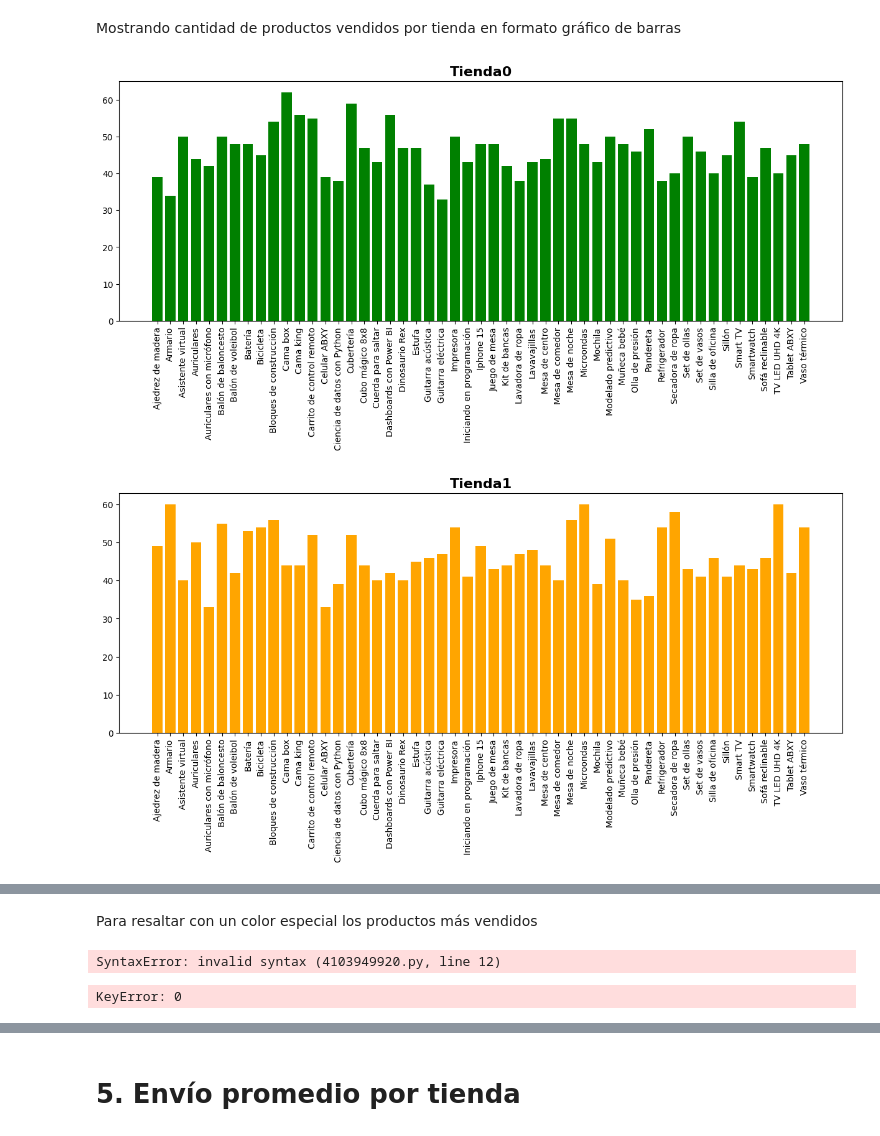
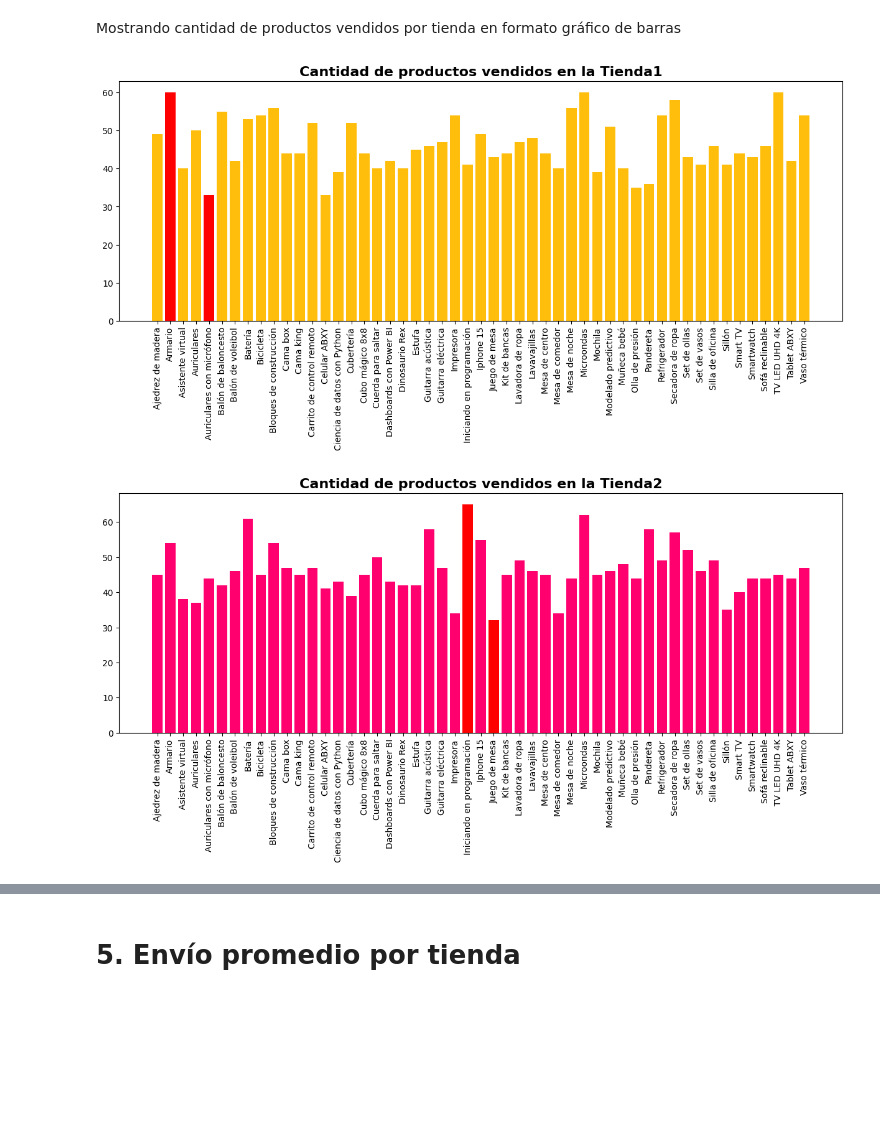
Before and after one commit to aylenfv/DS---Sr.-Juan, a Jupyter notebook: AluraStoreLatam.ipynb, the cells around one changed output, grey strips where cells are left out. Drawn from its saved outputs; the diff is of its cells as text; code cells hidden in the pictures; blank space fills up the shorter version.

Commit message:
Productos más vendidos y menos vendidos por tienda con gráficos

```diff
--- a/AluraStoreLatam.ipynb
+++ b/AluraStoreLatam.ipynb
@@ -321,8 +308,44 @@ def mostrarDatosProductos(ntienda, colbar):
+# %%
+def mostrarDatosProductos(ntienda, colbar = "blue"):
+
+    # creamos una lista que contendrá los valores de la cantidad de productos
+    valores = []
+
+    # queremos a su vez mostrar con un color distinto, el producto más vendido y el menos vendido, entonces creamos variables para almacenar la llave correspondiente al producto
+
+    colores = []
+
+    # iteramos dentro de los productos de la tienda
+    for producto in datos[ntienda-1]['productos']:
+
+        # agregamos la cantidad vendida de ese producto a nuestra lista de valores
+        valores.append(datos[ntienda-1]['productos'][producto])
+        # armamos la lista de colores con el color base
+        colores.append(colbar)
+
+    # buscamos el index del producto más vendido
+    indexProductoMasVendido = valores.index(max(valores))
+    # buscamos el index del producto menos vendido
+    indexProductoMenosVendido = valores.index(min(valores))
+
+    # modificamos el color de esas barras por indexación dentro de colores
+    if colbar == "red":
+        colores[indexProductoMasVendido] = "black"
+        colores[indexProductoMenosVendido] = "black"
+    else:
+        colores[indexProductoMasVendido] = "red"
+        colores[indexProductoMenosVendido] = "red"
+
+    plt.figure(figsize=(15, 5))
+    plt.title(f"Cantidad de productos vendidos en la Tienda{ntienda}", fontsize=16, fontweight="bold", color='black')
+    plt.bar(x = list(datos[ntienda-1]['productos']), height = valores, color = colores)
+    plt.xticks(rotation=90)
+    plt.show()
 # %%
-mostrarDatosProductos(0,"green")
-mostrarDatosProductos(1,"orange")
-mostrarDatosProductos(2,"darkslateblue")
-mostrarDatosProductos(3,"mediumspringgreen")
+mostrarDatosProductos(1,"#ffbe0b")
+mostrarDatosProductos(2,"#ff006e")
+mostrarDatosProductos(3,"#8338ec")
+mostrarDatosProductos(4,"#3a86ff")
 # %% [output]
-[figure, old version]
+[figure, new version]
-[figure, old version]
+[figure, new version]
@@ -331,31 +353,0 @@ mostrarDatosProductos(3,"mediumspringgreen")
-# %% [markdown]
-Para resaltar con un color especial los productos más vendidos
-# %%
-def mostrarDatosProductos(ntienda):
-    valores = []
-    colores = []
-    productoMasVendido = datos[ntienda-1]['productos'][0]
-    productoMenosVendido = 0
-    for i in datos[ntienda-1]['productos']:
-        valores.append(datos[ntienda-1]['productos'][i])
-        if datos[ntienda-1]['productos'] == i:
-            datos[ntienda-1]['productos'][i] += 1
-        else:
-            datos[ntienda-1]['productos'] = 1
-        if datos[ntienda-1]['productos'][i] > masVendido:
-            masVendido = datos[ntienda-1]['productos'][i]
-        elif datos[ntienda-1]['productos'][i] < menosVendido:
-            productoMenosVendido = i
-
-    plt.figure(figsize=(15, 5))
-    plt.bar(x = list(datos[ntienda-1]['productos']), height = valores, color = colores)
-
-    plt.xticks(rotation=90)
-    plt.title(f"Tienda{ntienda}", fontsize=16, fontweight="bold", color='black')
-    plt.show()
-# %% [output]
-SyntaxError: invalid syntax (4103949920.py, line 12)
-# %%
-datos[0]['productos'][0]
-# %% [output]
-KeyError: 0
```
Also changed, not shown: parts of 5 cells of this notebook.
